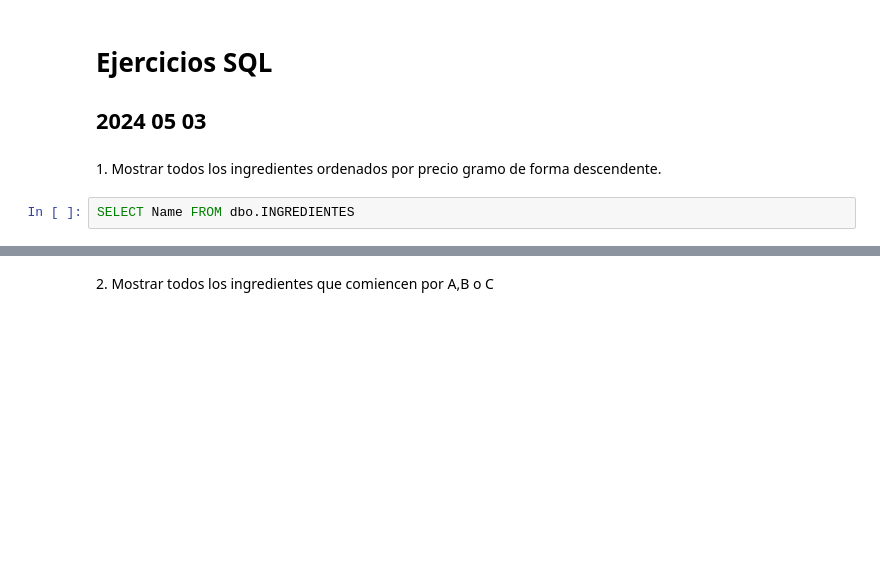
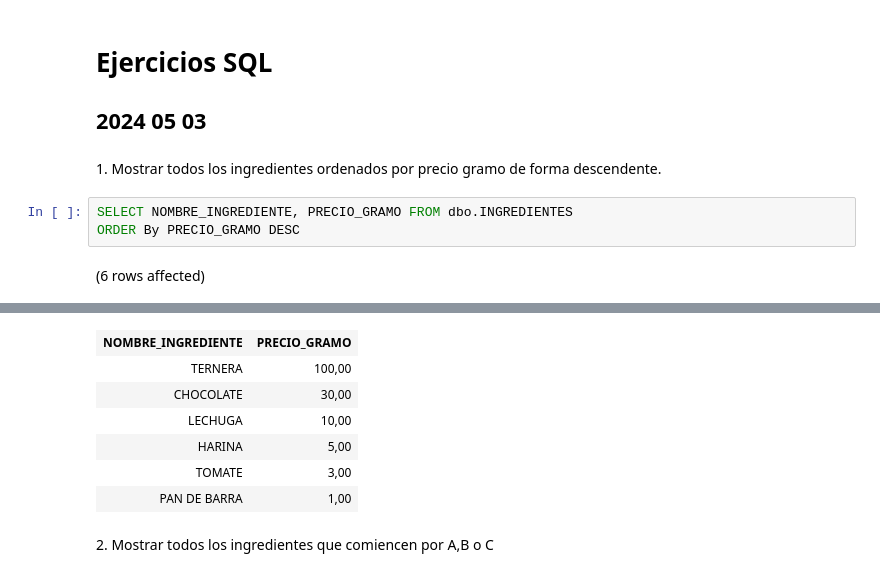
Before and after one commit to Diknakort/SQL-ejercicios, a Jupyter notebook: Notebook-Ejercicios-SQL.ipynb, the cells around one changed output, grey strips where cells are left out. Cells and saved outputs as stored; diff of their text form; blank space fills up the shorter version.

```diff
--- a/Notebook-Ejercicios-SQL.ipynb
+++ b/Notebook-Ejercicios-SQL.ipynb
@@ -4,4 +4,7 @@
 # %% [markdown]
 1\. Mostrar todos los ingredientes ordenados por precio gramo de forma descendente.
 # %%
-SELECT Name FROM dbo.INGREDIENTES
+SELECT NOMBRE_INGREDIENTE, PRECIO_GRAMO FROM dbo.INGREDIENTES
+ORDER By PRECIO_GRAMO DESC
+# %% [output]
+(6 rows affected)
@@ -8,2 +12,9 @@ SELECT Name FROM dbo.INGREDIENTES
+| NOMBRE_INGREDIENTE | PRECIO_GRAMO |
+| TERNERA | 100,00 |
+| CHOCOLATE | 30,00 |
+| LECHUGA | 10,00 |
+| HARINA | 5,00 |
+| TOMATE | 3,00 |
+| PAN DE BARRA | 1,00 |
 # %% [markdown]
 2\. Mostrar todos los ingredientes que comiencen por A,B o C
```
Also changed, not shown: parts of 5 cells of this notebook, 2 other files.
